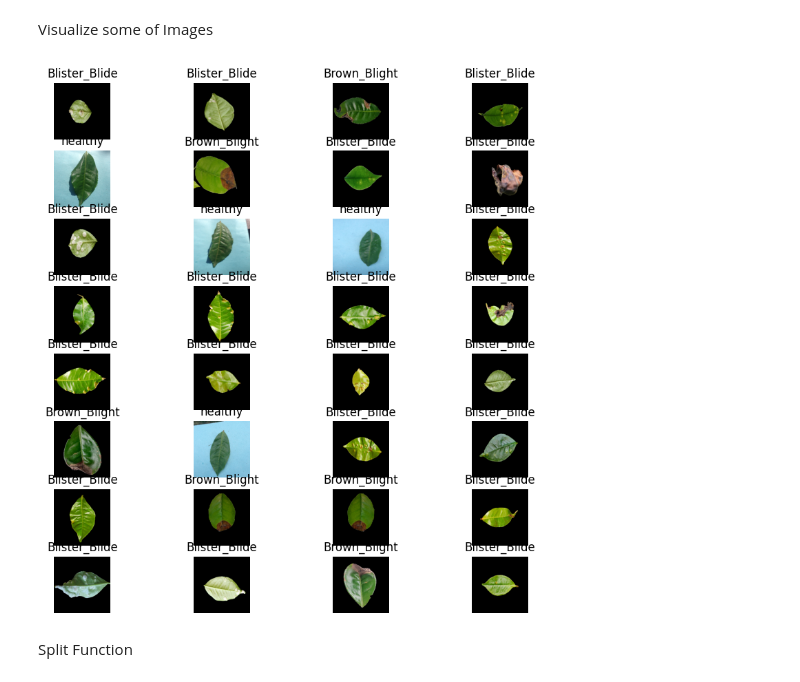
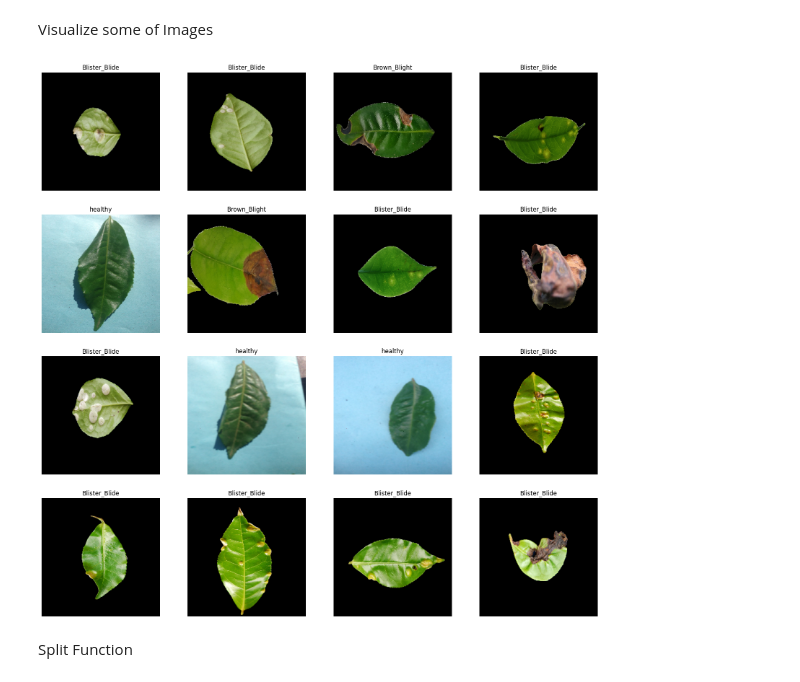
Before and after one commit to lakshan0714/Tea_Leaf_Disease_Backend, a Jupyter notebook: Tea_Leaf.ipynb, the cells around one changed output. Drawn from its saved outputs; the diff is of its cells as text; code cells hidden in the pictures.

```diff
--- a/Tea_Leaf.ipynb
+++ b/Tea_Leaf.ipynb
@@ -55,16 +91,16 @@ print(class_names)
 # %% [markdown]
 Visualize some of Images
 # %%
-plt.figure(figsize=(20,20))
+plt.figure(figsize=(20,40))
 
 for image,image_labels in datasets.take(1):
-    for i in range(32):
+    for i in range(16):
         plt.subplot(8,4,i+1)
         plt.imshow(np.array(image[i]).astype('uint8'))
         plt.title(class_names[image_labels[i].numpy()])
         plt.axis('off')
 # %% [output]
-[figure, old version]
+[figure, new version]
 # %% [markdown]
 Split Function
 # %%
```
Also changed, not shown: parts of 17 cells of this notebook, 2 other files.
